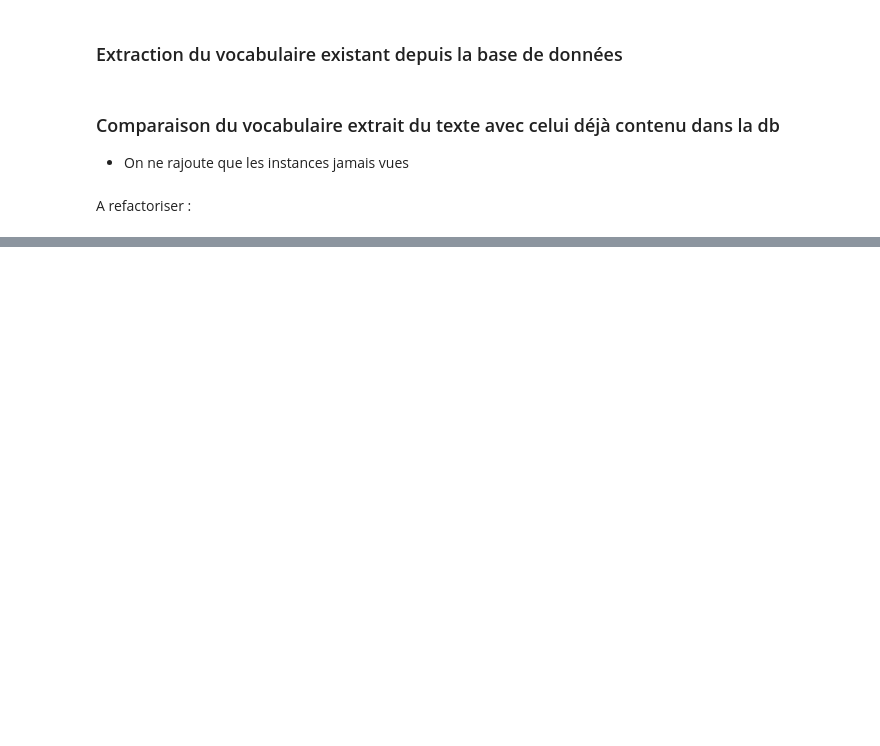
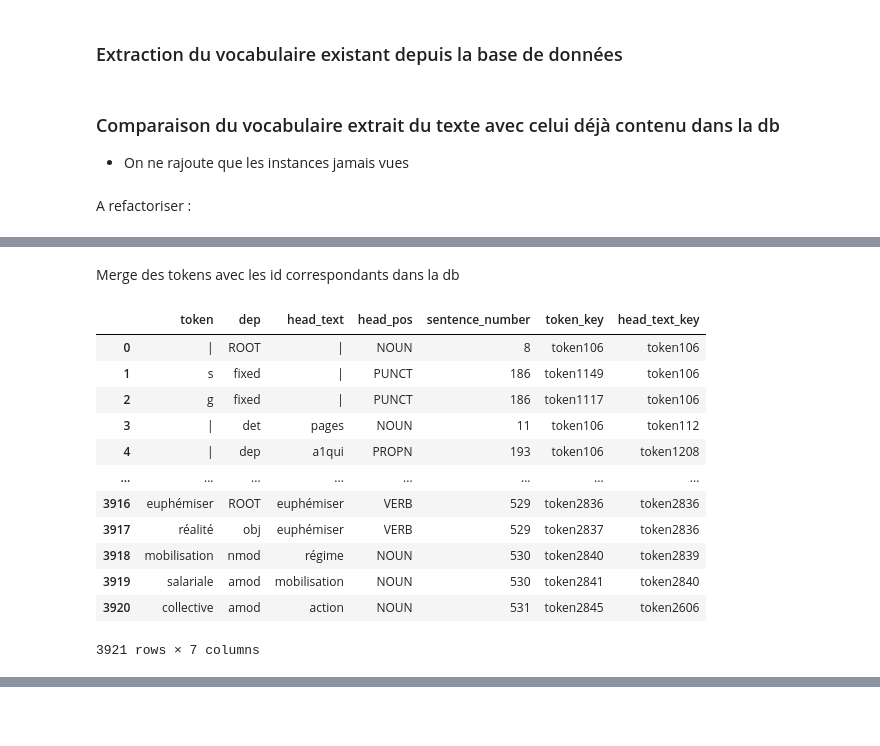
Before and after one commit to DRP-CB/text-explorer, a Jupyter notebook: notebook_exploratoire.ipynb, the cells around one changed output, grey strips where cells are left out. Drawn from its saved outputs; the diff is of its cells as text; code cells hidden in the pictures; blank space fills up the shorter version.

Commit message:
Insertion des relation dans la db sauf token/lemmes

```diff
--- a/notebook_exploratoire.ipynb
+++ b/notebook_exploratoire.ipynb
@@ -253,0 +309,24 @@ add_vocab_to_db(processed_docs[1])
+# %%
+def create_dependancy_df(processed_text):
+    token_text, token_dep, token_head_text, token_head_pos, sentence_number = [], [], [], [],[]
+
+    for count, sentence in enumerate(processed_text.sents):
+        for token in sentence:
+            if not token.is_punct and not token.is_stop and not token.is_space and not token.is_digit:
+                token_text.append(token.text)
+                token_dep.append(token.dep_),
+                token_head_text.append(token.head.text),
+                token_head_pos.append( token.head.pos_)
+                sentence_number.append(count)
+
+
+    df = pd.DataFrame({'token':token_text,
+                       'dep':token_dep,
+                       'head_text':token_head_text,
+                       'head_pos':token_head_pos,
+                       'sentence_number':sentence_number})
+    df = df[df['head_pos']!="SPACE"]
+
+    return df
+# %%
+dependancy_df = create_dependancy_df(processed_docs[1])
@@ -253,0 +349,3 @@ add_vocab_to_db(processed_docs[1])
+# %%
+vocab_table_tokens_in_db = get_vocab_in_db()[0]
+vocab_table_tokens_in_db
@@ -253,0 +403,30 @@ add_vocab_to_db(processed_docs[1])
+# %% [markdown]
+Merge des tokens avec les id correspondants dans la db
+# %%
+token_from_sentence_table = dependancy_df.merge(vocab_table_tokens_in_db,
+                                                        left_on='token',
+                                                        right_on='word')\
+                                                        .rename(columns={'key':'token_key'})\
+                                                        .drop('word',axis=1)
+
+dependancy_table_for_insert = token_from_sentence_table.merge(vocab_table_tokens_in_db,
+                                                        left_on='head_text',
+                                                        right_on='word')\
+                                                        .rename(columns={'key':'head_text_key'})\
+                                                        .drop('word',axis=1)
+# %%
+dependancy_table_for_insert
+# %% [output]
+|  | token | dep | head_text | head_pos | sentence_number | token_key | head_text_key |
+| 0 | | | ROOT | | | NOUN | 8 | token106 | token106 |
+| 1 | s | fixed | | | PUNCT | 186 | token1149 | token106 |
+| 2 | g | fixed | | | PUNCT | 186 | token1117 | token106 |
+| 3 | | | det | pages | NOUN | 11 | token106 | token112 |
+| 4 | | | dep | a1qui | PROPN | 193 | token106 | token1208 |
+| ... | ... | ... | ... | ... | ... | ... | ... |
+| 3916 | euphémiser | ROOT | euphémiser | VERB | 529 | token2836 | token2836 |
+| 3917 | réalité | obj | euphémiser | VERB | 529 | token2837 | token2836 |
+| 3918 | mobilisation | nmod | régime | NOUN | 530 | token2840 | token2839 |
+| 3919 | salariale | amod | mobilisation | NOUN | 530 | token2841 | token2840 |
+| 3920 | collective | amod | action | NOUN | 531 | token2845 | token2606 |
+3921 rows × 7 columns
```
Also changed, not shown: parts of 27 cells of this notebook, 1 other file.
